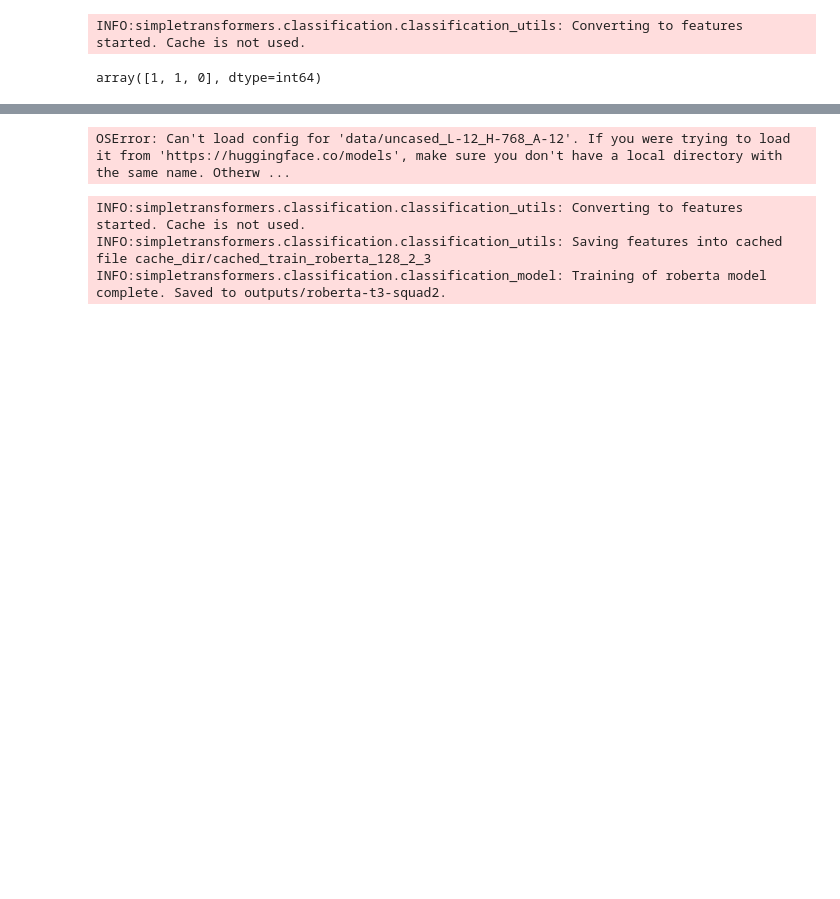
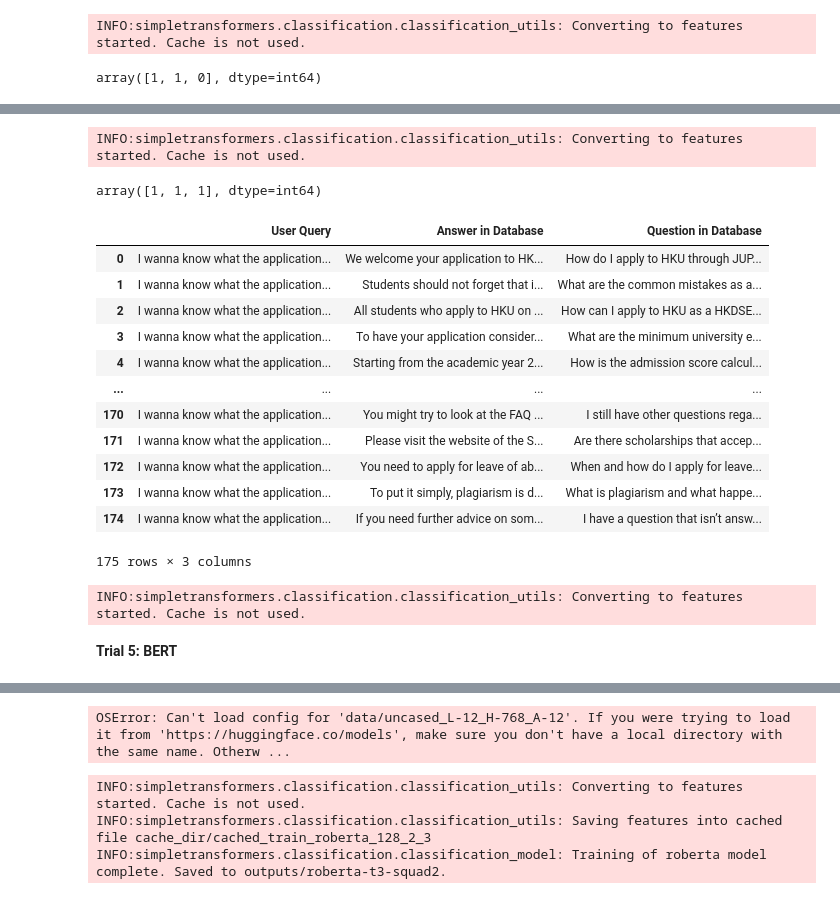
Before and after one commit to jackiecwtsoi/hku_recommender_and_faq, a Jupyter notebook: faq-chatbot/q-A_relevance/bert-faq.ipynb, the cells around one changed output, grey strips where cells are left out. Saved outputs shown, nothing was run; the diff lists cells and outputs as text; code cells hidden in the pictures; blank space fills up the shorter version.

```diff
--- a/faq-chatbot/q-A_relevance/bert-faq.ipynb
+++ b/faq-chatbot/q-A_relevance/bert-faq.ipynb
@@ -304,0 +337,42 @@ array([1, 1, 0], dtype=int64)
+# %%
+t4_predictions, t4_raw_outputs = mpnet_qA.predict(qA_test_samples)
+# %% [output]
+INFO:simpletransformers.classification.classification_utils: Converting to features started. Cache is not used.
+# %%
+t4_predictions
+# %% [output]
+array([1, 1, 1], dtype=int64)
+# %%
+predictions_tricky
+# %% [output]
+|  | User Query | Answer in Database | Question in Database |
+| 0 | I wanna know what the application... | We welcome your application to HK... | How do I apply to HKU through JUP... |
+| 1 | I wanna know what the application... | Students should not forget that i... | What are the common mistakes as a... |
+| 2 | I wanna know what the application... | All students who apply to HKU on ... | How can I apply to HKU as a HKDSE... |
+| 3 | I wanna know what the application... | To have your application consider... | What are the minimum university e... |
+| 4 | I wanna know what the application... | Starting from the academic year 2... | How is the admission score calcul... |
+| ... | ... | ... | ... |
+| 170 | I wanna know what the application... | You might try to look at the FAQ ... | I still have other questions rega... |
+| 171 | I wanna know what the application... | Please visit the website of the S... | Are there scholarships that accep... |
+| 172 | I wanna know what the application... | You need to apply for leave of ab... | When and how do I apply for leave... |
+| 173 | I wanna know what the application... | To put it simply, plagiarism is d... | What is plagiarism and what happe... |
+| 174 | I wanna know what the application... | If you need further advice on som... | I have a question that isn’t answ... |
+175 rows × 3 columns
+# %%
+# test some tricky sentences
+query = 'I wanna know what the application deadline is.'
+available_answers = df_faq['Answer']
+
+qa_test_samples_tricky = []
+for a in available_answers:
+    qa_test_samples_tricky.append([query, a])
+
+# get the predictions
+t4_predictions_tricky, t4_raw_outputs_tricky = mpnet_qA.predict(qa_test_samples_tricky)
+
+# format the predictions into an easy-to-read dataframe
+predictions_tricky = pd.DataFrame(qa_test_samples_tricky, columns=['User Query', 'Answer in Database'])
+predictions_tricky['Question in Database'] = df_faq['Question']
+predictions_tricky['Predicted QA Relevance'] = t4_predictions_tricky
+# %% [output]
+INFO:simpletransformers.classification.classification_utils: Converting to features started. Cache is not used.
@@ -304,0 +381,2 @@ array([1, 1, 0], dtype=int64)
+# %% [markdown]
+**Trial 5: BERT**
```
Also changed, not shown: parts of 13 cells of this notebook, 10 other files.
